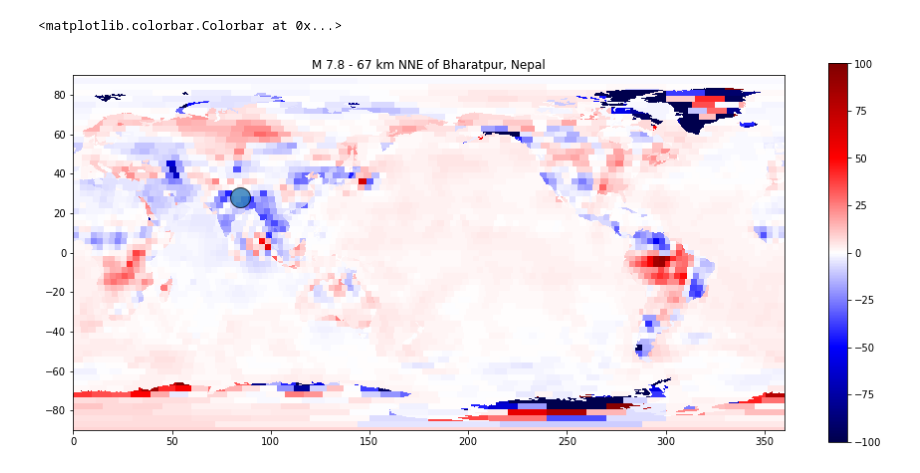
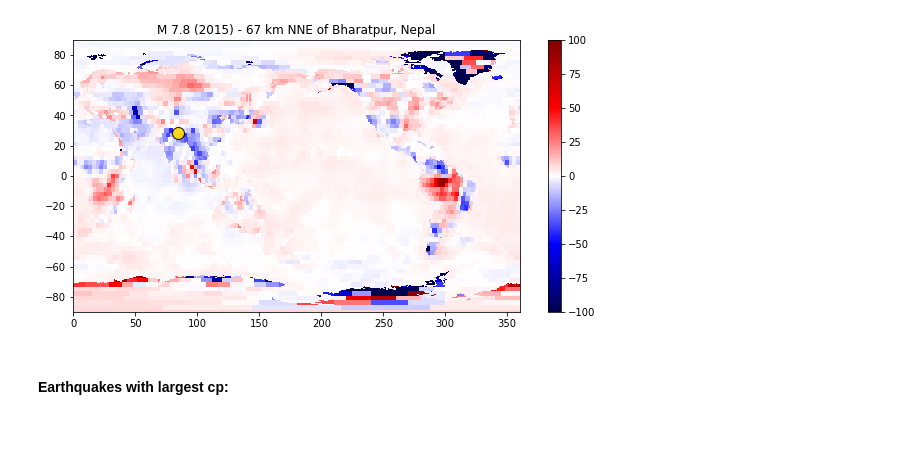
Before and after one commit to amandasyamsul/SLIQ, a Jupyter notebook: plot-grace-snapshots.ipynb, the cells around one changed output. Cells and saved outputs as stored; diff of their text form; code cells hidden in the pictures; blank space fills up the shorter version.

Commit message:
made figures for highest CP events

```diff
--- a/plot-grace-snapshots.ipynb
+++ b/plot-grace-snapshots.ipynb
@@ -17,0 +20,7 @@ ds = xr.open_dataset(dataset_path + "GRCTellus.JPL.200204_202201.GLO.RL06M.MSCNv
+# %%
+def grace_snapshot(lat,lon,title,snapshot,ax):
+    ax.plot(lon,lat,'o',c='gold',markeredgecolor='k',markersize=12,alpha=0.9)
+    c=ax.pcolormesh(ds.lon,ds.lat,snapshot,vmin=-100,vmax=100,cmap='seismic')
+#     ax.axis('scaled')
+    ax.set_title(title)
+    plt.colorbar(c, ax=ax)
@@ -17,0 +31,4 @@ ds = xr.open_dataset(dataset_path + "GRCTellus.JPL.200204_202201.GLO.RL06M.MSCNv
+# %%
+dataset=ds.time.to_numpy()
+index = np.where(dataset == np.datetime64('2015-04-27T00:00:00.000000000'))
+print(index)
@@ -23,12 +42,10 @@ numpy.datetime64('2015-04-27T00:00:00.000000000')
 # %%
-snapshot = ds.lwe_thickness.to_numpy()[144,:,:].squeeze()
+snapshot = ds.lwe_thickness.to_numpy()[index,:,:].squeeze()
-# %%
-plt.subplots(figsize=(16,7))
-plt.plot(84.731,28.23,'o',markeredgecolor='k',markersize=20,alpha=0.75)
-c=plt.pcolormesh(ds.lon,ds.lat,snapshot,vmin=-100,vmax=100,cmap='seismic')
-plt.axis('scaled')
-plt.title('M 7.8 - 67 km NNE of Bharatpur, Nepal')
-plt.colorbar(c)
-# %% [output]
-<matplotlib.colorbar.Colorbar at 0x...>
-[figure, removed]
+# %%
+fig,ax = plt.subplots(figsize=(10,5))
+
+grace_snapshot(28.23,84.731,'M 7.8 (2015) - 67 km NNE of Bharatpur, Nepal',snapshot,ax)
+# %% [output]
+[figure, added]
+# %% [markdown]
+#### Earthquakes with largest cp:
```
Also changed, not shown: parts of 16 cells of this notebook.
